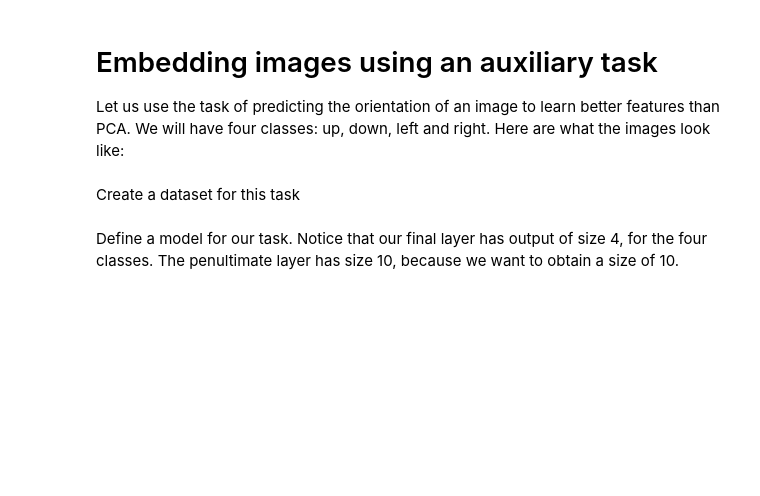
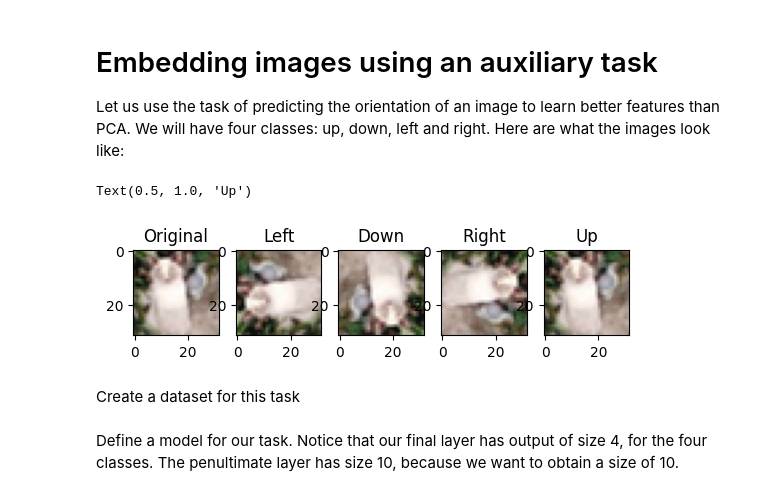
Before and after one commit to venkatasl/AIML_TRAINING_VENKAT, a Jupyter notebook: Self_Supervised_Learning.ipynb, the cells around one changed output. Cells and saved outputs as stored; diff of their text form; code cells hidden in the pictures; blank space fills up the shorter version.

```diff
--- a/Self_Supervised_Learning.ipynb
+++ b/Self_Supervised_Learning.ipynb
@@ -168,22 +179,25 @@ print("Accuracy:",metrics.accuracy_score(test_predict, testlabel))
 
 Let us use the task of predicting the orientation of an image to learn better features than PCA. We will have four classes: up, down, left and right. Here are what the images look like:
 # %%
-img = traindata[1001,:,:,:]
+img = traindata[101,:,:,:]
 fig, ax = plt.subplots(1,5)
 ax[0].imshow(img)
 ax[0].set_title('Original')
 img = np.rot90(img)
 ax[1].imshow(img)
 ax[1].set_title('Left')
 img = np.rot90(img)
 ax[2].imshow(img)
 ax[2].set_title('Down')
 img = np.rot90(img)
 ax[3].imshow(img)
 ax[3].set_title('Right')
 img = np.rot90(img)
 ax[4].imshow(img)
 ax[4].set_title('Up')
+# %% [output]
+Text(0.5, 1.0, 'Up')
+[figure, added]
 # %% [markdown]
 Create a dataset for this task
 # %%
```
Also changed, not shown: parts of 10 cells of this notebook.
